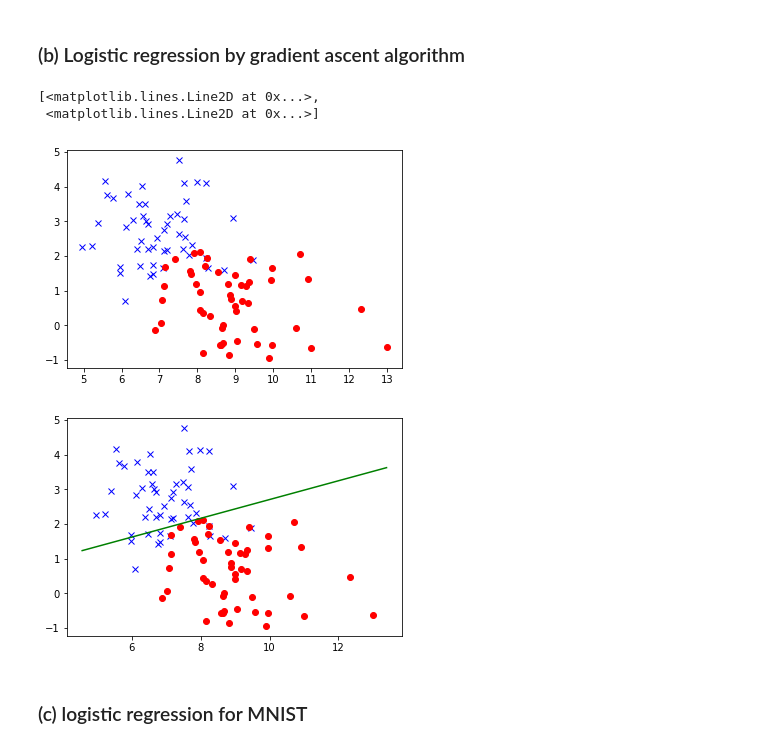
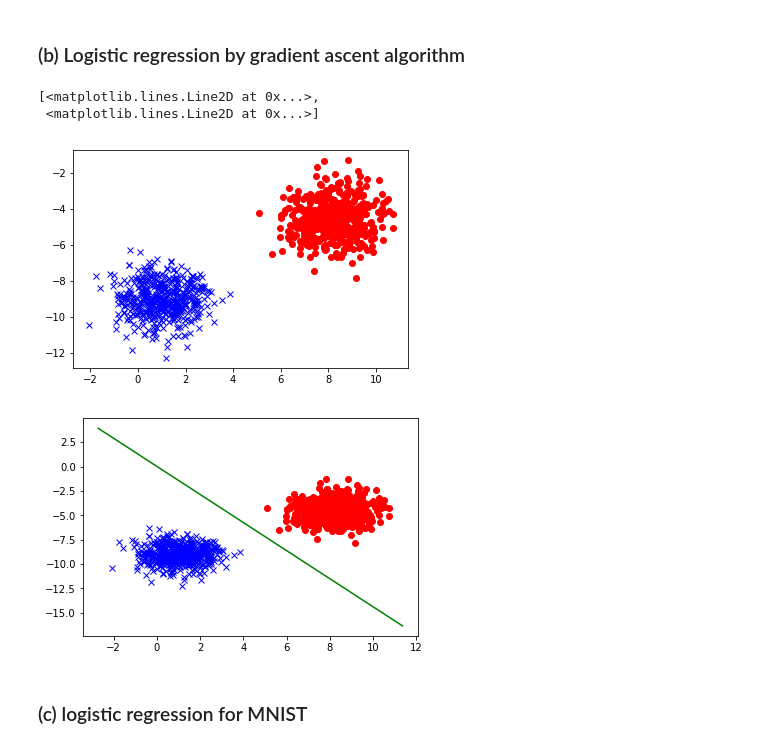
Before and after one commit to allenhyp/EE240_Pattern_Recognition, a Jupyter notebook: hw_2/h2_1.ipynb, the cells around one changed output. Drawn from its saved outputs; the diff is of its cells as text; code cells hidden in the pictures.

```diff
--- a/hw_2/h2_1.ipynb
+++ b/hw_2/h2_1.ipynb
@@ -8,12 +8,12 @@ from sklearn.datasets.samples_generator import make_blobs
 # %% [markdown]
 ### (b) Logistic regression by gradient ascent algorithm
 # %%
-X, y = make_blobs(n_samples=100, centers=2, n_features=3)
+X, y = make_blobs(n_samples=1000, centers=2, n_features=3)
 plt.plot(X[y==0,0], X[y==0, 1], 'bx', X[y==1, 0], X[y==1, 1], 'ro')
 # %% [output]
 [<matplotlib.lines.Line2D at 0x...>,
  <matplotlib.lines.Line2D at 0x...>]
-[figure, old version]
+[figure, new version]
 # %%
 def sigmoid(z):
     return 1 / (1 + np.exp(-z))
@@ -36,13 +36,13 @@ def logistic_regression(X, y, eta, alpha):
 # %%
 weights = logistic_regression(X, y, 1000, 0.001)
 
 plt.plot(X[y==0,0], X[y==0, 1], 'bx', X[y==1, 0], X[y==1, 1], 'ro')
 axes = plt.gca()
 x_vals = np.array(axes.get_xlim())
-y_vals = -weights[1]/weights[2] * x_vals
+y_vals = -(weights[1]/weights[2]) * x_vals - weights[0]/weights[2]
 plt.plot(x_vals, y_vals, 'g-')
 plt.show()
 # %% [output]
-[figure, old version]
+[figure, new version]
 # %% [markdown]
 ### (c) logistic regression for MNIST
```
Also changed, not shown: parts of 1 cell of this notebook.
